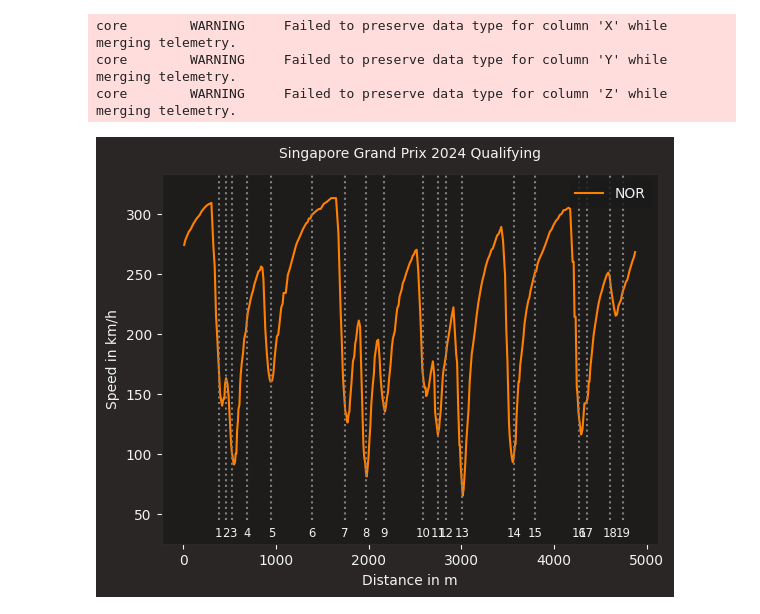
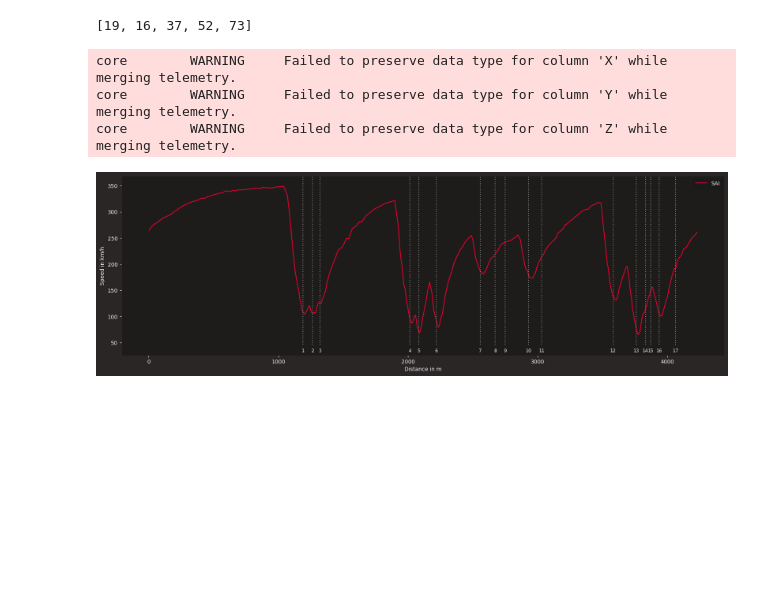
Before and after one commit to akatelync/f1-exploration, a Jupyter notebook: eda.ipynb, the cells around one changed output. Drawn from its saved outputs; the diff is of its cells as text; code cells hidden in the pictures; blank space fills up the shorter version.

Commit message:
data extract upload

```diff
--- a/eda.ipynb
+++ b/eda.ipynb
@@ -8,4 +40,6 @@ import numpy as np
+# %%
+gp = "Brazilian Grand Prix"
 # %%
-sg_qualifying = fastf1.get_session(2024, "Singapore Grand Prix", "Q")
-sg_qualifying.load()
+session = fastf1.get_session(2024, gp, "Q")
+session.load()
 # %% [output]
@@ -136,7 +62,0 @@ Matplotlib is building the font cache; this may take a moment.
-# %%
-fastf1.plotting.setup_mpl(mpl_timedelta_support=True, misc_mpl_mods=False,
-                          color_scheme='fastf1')
-
-# load a session and its telemetry data
-session = fastf1.get_session(2024, 'Singapore Grand Prix', 'Q')
-session.load()
@@ -159,0 +131,5 @@ car_data = fastest_lap.get_car_data().add_distance()
+# %%
+fastest_idx = session.laps.sort_values("LapTime").head().index.tolist()
+fastest_idx
+# %% [output]
+[19, 16, 37, 52, 73]
@@ -164,37 +143,39 @@ core        WARNING     Failed to preserve data type for column 'X' while mergin
 core        WARNING     Failed to preserve data type for column 'Y' while merging telemetry.
 core        WARNING     Failed to preserve data type for column 'Z' while merging telemetry.
 # %%
+fastest_lap = session.laps.pick_fastest()
+car_data = fastest_lap.get_car_data().add_distance()
+
 team_color = fastf1.plotting.get_team_color(fastest_lap['Team'],
                                             session=session)
 
-fig, ax = plt.subplots()
+fig, ax = plt.subplots(figsize=(20, 6))
 ax.plot(car_data['Distance'], car_data['Speed'],
         color=team_color, label=fastest_lap['Driver'])
 
 # Draw vertical dotted lines at each corner that range from slightly below the
 # minimum speed to slightly above the maximum speed.
 v_min = car_data['Speed'].min()
 v_max = car_data['Speed'].max()
 ax.vlines(x=circuit_info.corners['Distance'], ymin=v_min-20, ymax=v_max+20,
           linestyles='dotted', colors='grey')
 
 # Plot the corner number just below each vertical line.
 # For corners that are very close together, the text may overlap. A more
 # complicated approach would be necessary to reliably prevent this.
 for _, corner in circuit_info.corners.iterrows():
     txt = f"{corner['Number']}{corner['Letter']}"
     ax.text(corner['Distance'], v_min-30, txt,
             va='center_baseline', ha='center', size='small')
 
 ax.set_xlabel('Distance in m')
 ax.set_ylabel('Speed in km/h')
 ax.legend()
 
 # Manually adjust the y-axis limits to include the corner numbers, because
 # Matplotlib does not automatically account for text that was manually added.
 ax.set_ylim([v_min - 40, v_max + 20])
 
-plt.title("Singapore Grand Prix 2024 Qualifying", size=10)
 plt.show()
 # %% [output]
-[figure, old version]
+[figure, new version]
```
Also changed, not shown: parts of 30 cells of this notebook, 6 other files.
